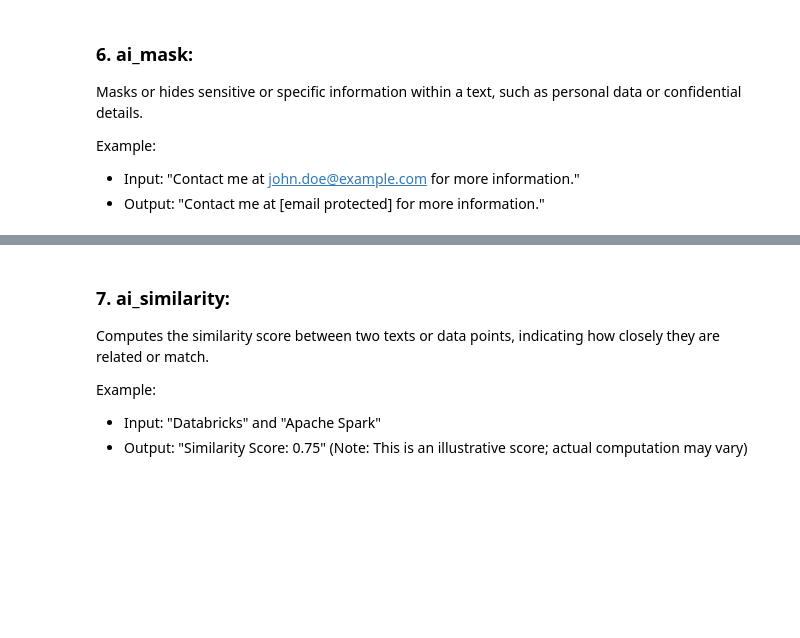
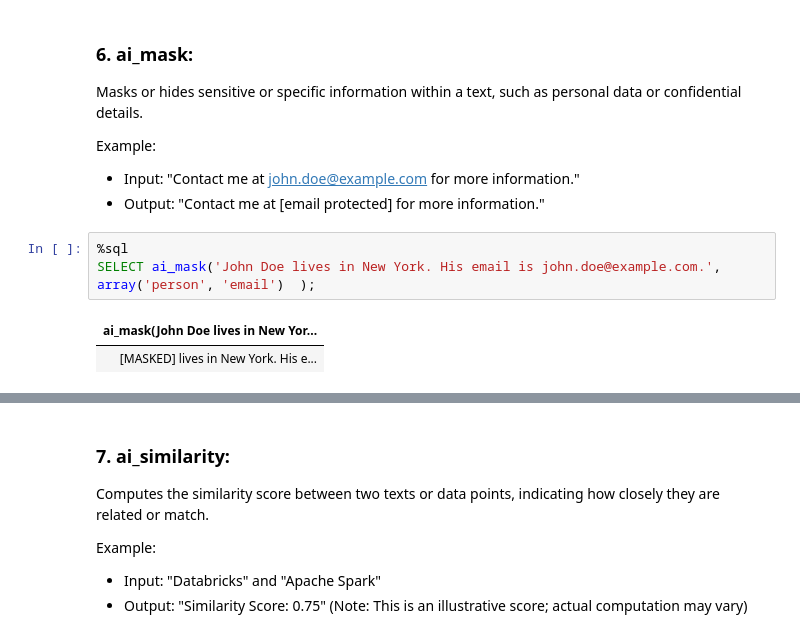
Before and after one commit to yogi-playground/Databricks, a Jupyter notebook: Databricks AI Function/01- Builtin SQL AI Function.ipynb, the cells around one changed output, grey strips where cells are left out. Cells and saved outputs as stored; diff of their text form; blank space fills up the shorter version.

```diff
--- a/Databricks AI Function/01- Builtin SQL AI Function.ipynb
+++ b/Databricks AI Function/01- Builtin SQL AI Function.ipynb
@@ -100,3 +191,9 @@ Masks or hides sensitive or specific information within a text, such as personal
 Example:
   - Input: "Contact me at john.doe@example.com for more information."
   - Output: "Contact me at [email protected] for more information."
+# %%
+%sql
+SELECT ai_mask('John Doe lives in New York. His email is john.doe@example.com.', array('person', 'email')  );
+# %% [output]
+| ai_mask(John Doe lives in New Yor... |
+| [MASKED] lives in New York. His e... |
```
Also changed, not shown: parts of 16 cells of this notebook, 2 other files.
